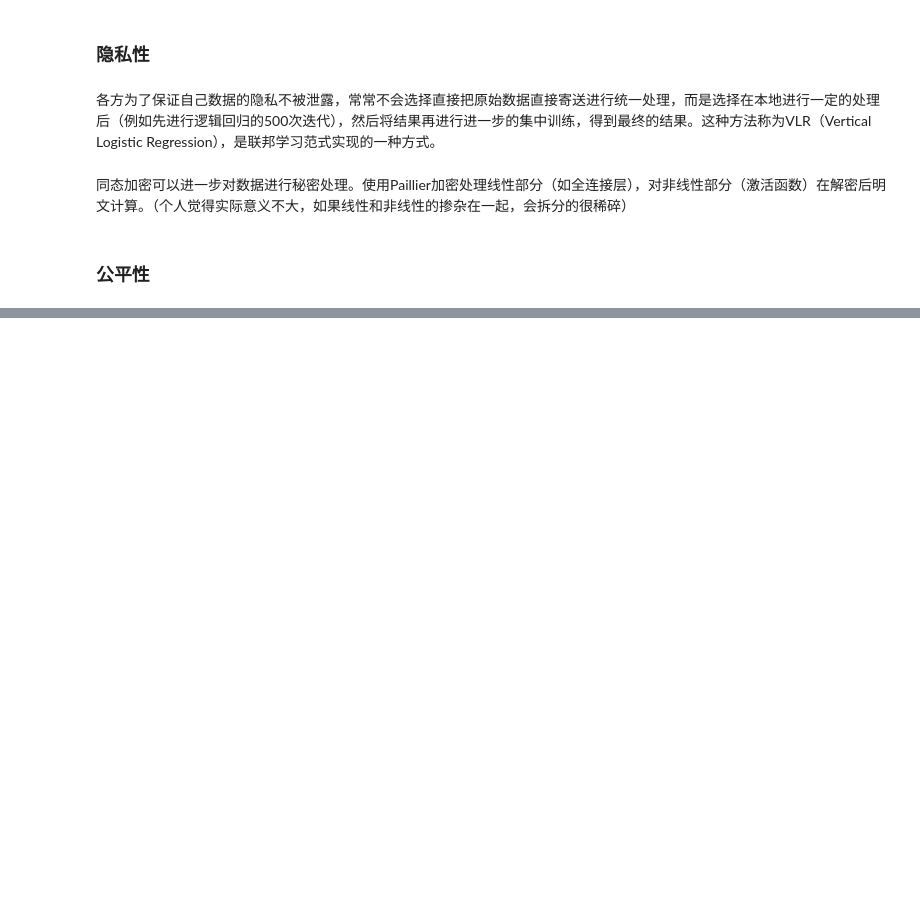
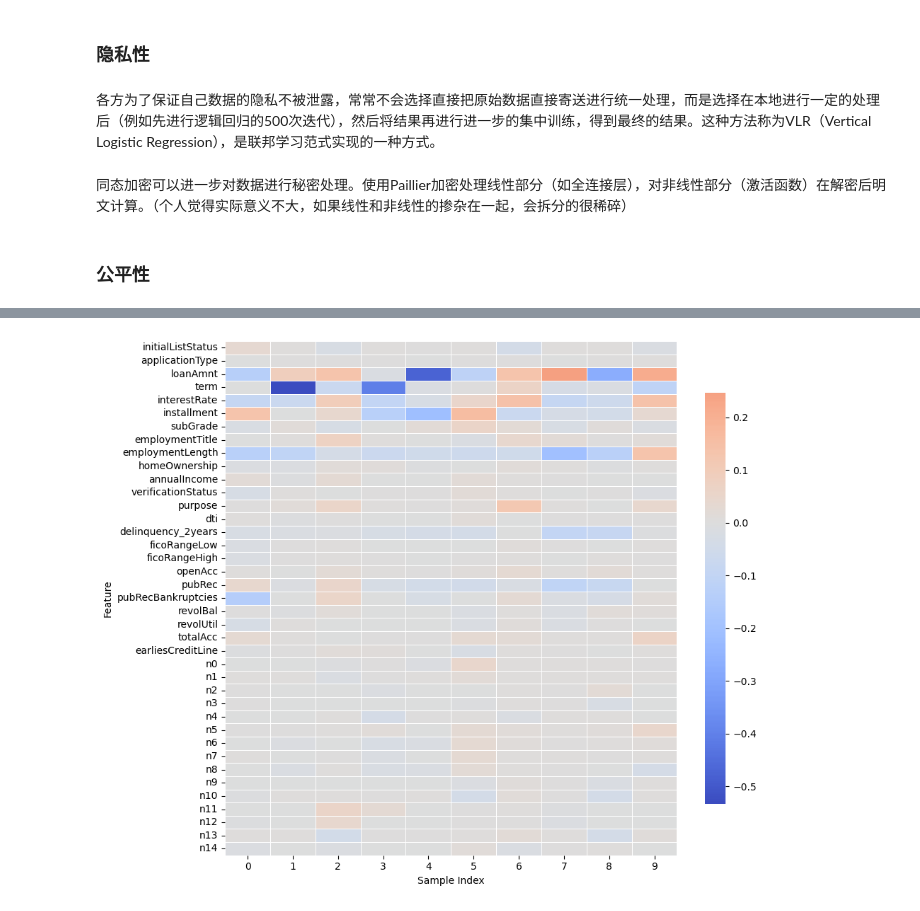
Before and after one commit to ChangeableZX/Deep-Learning-in-Credit-Scoring, a Jupyter notebook: code.ipynb, the cells around one changed output, grey strips where cells are left out. Saved outputs shown, nothing was run; the diff lists cells and outputs as text; code cells hidden in the pictures; blank space fills up the shorter version.

```diff
--- a/code.ipynb
+++ b/code.ipynb
@@ -1151,0 +2389,24 @@ Average Precision: 0.947
+# %%
+nunique_counts = Platform_X_res.nunique()
+binary_columns = Platform_X_res.loc[:, nunique_counts == 2]
+other_columns = Platform_X_res.loc[:, nunique_counts > 2]
+train_loader,test_loader=loader(other_columns,binary_columns,Platform_y_res.squeeze(),batch_size=1024)
+
+# baseline 从训练集选前10个样本
+test_cat,test_cont,_=next(iter(test_loader))
+test_cat=test_cat[:10]
+test_cont=test_cont[:10]
+baseline_cat,baseline_cont,_=next(iter(train_loader))
+# baseline_cat=baseline_cat[:10]
+# baseline_cont=baseline_cont[:10]
+
+results, shap_vals, output = custom_shap_multi_baseline(
+    model,
+    x_cat=test_cat,  # 待解释样本
+    x_cont=test_cont,
+    baseline_cat=baseline_cat,
+    baseline_cont=baseline_cont,
+    target_class=1,
+    normalize=True,
+    top_k=15
+)
@@ -1151,0 +2451,21 @@ Average Precision: 0.947
+# %%
+import numpy as np
+import pandas as pd
+
+
+# 转为 DataFrame 后绘图
+df_shap = pd.DataFrame(shap_vals.cpu().numpy(), columns=cat_names + cont_names)
+
+plt.figure(figsize=(10, 8), facecolor='white')  # 设置整个图的背景为白色
+ax = sns.heatmap(df_shap.T, cmap="coolwarm", center=0, annot=False)
+
+# 设置绘图区域背景为白色
+ax.set_facecolor('white')
+
+plt.xlabel("Sample Index")
+plt.ylabel("Feature")
+plt.tight_layout()
+plt.savefig("heatmap.png", dpi=300, bbox_inches='tight')
+plt.show()
+# %% [output]
+[figure, added]
```
Also changed, not shown: parts of 156 cells of this notebook.
